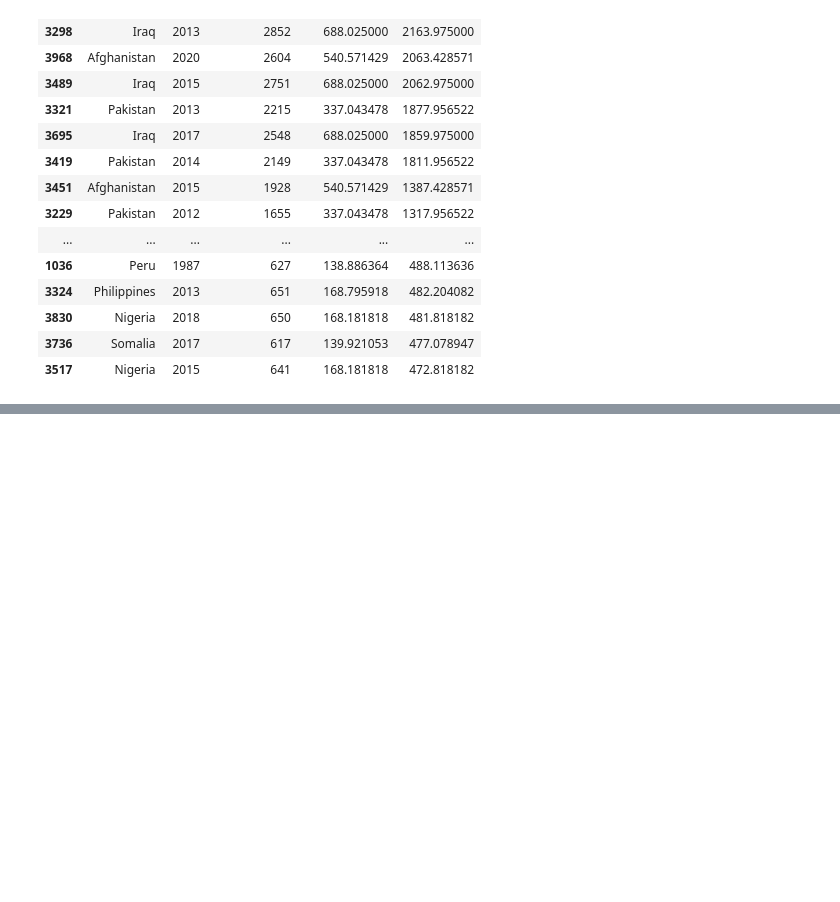
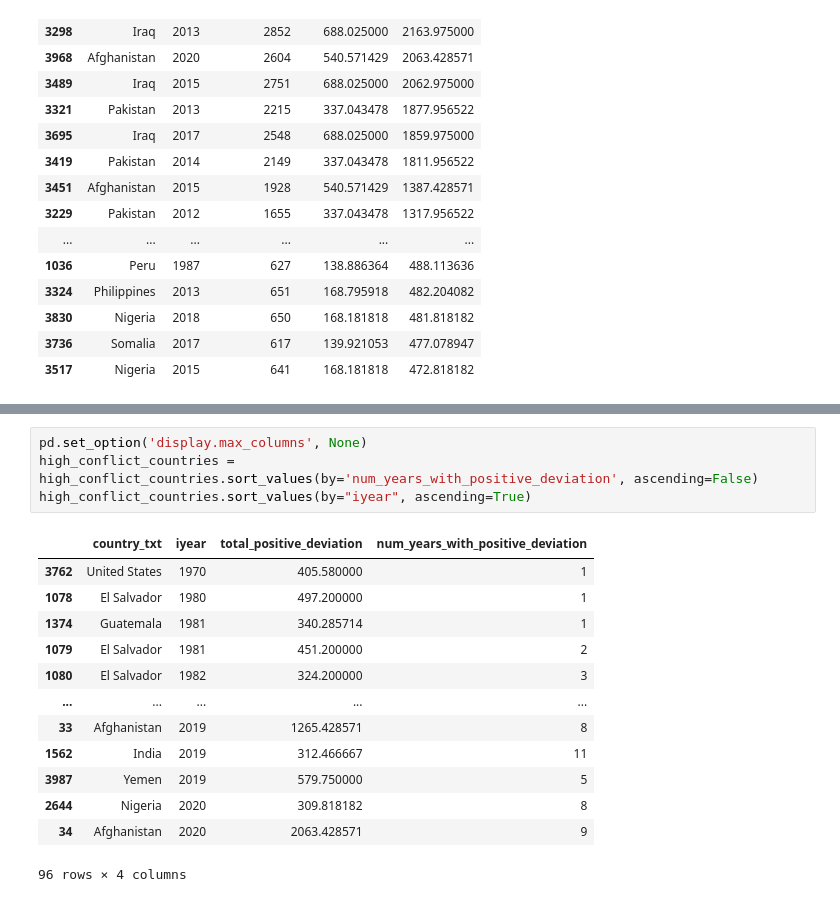
Before and after one commit to ekomlenovic/SecurityDataset, a Jupyter notebook: data_processing/analyses/heatmap.ipynb, the cells around one changed output, grey strips where cells are left out. Cells and saved outputs as stored; diff of their text form; blank space fills up the shorter version.

```diff
--- a/data_processing/analyses/heatmap.ipynb
+++ b/data_processing/analyses/heatmap.ipynb
@@ -191,0 +176,18 @@ india_data = data[data['country_txt'] == 'India']
+# %%
+pd.set_option('display.max_columns', None)
+high_conflict_countries = high_conflict_countries.sort_values(by='num_years_with_positive_deviation', ascending=False)
+high_conflict_countries.sort_values(by="iyear", ascending=True)
+# %% [output]
+|  | country_txt | iyear | total_positive_deviation | num_years_with_positive_deviation |
+| 3762 | United States | 1970 | 405.580000 | 1 |
+| 1078 | El Salvador | 1980 | 497.200000 | 1 |
+| 1374 | Guatemala | 1981 | 340.285714 | 1 |
+| 1079 | El Salvador | 1981 | 451.200000 | 2 |
+| 1080 | El Salvador | 1982 | 324.200000 | 3 |
+| ... | ... | ... | ... | ... |
+| 33 | Afghanistan | 2019 | 1265.428571 | 8 |
+| 1562 | India | 2019 | 312.466667 | 11 |
+| 3987 | Yemen | 2019 | 579.750000 | 5 |
+| 2644 | Nigeria | 2020 | 309.818182 | 8 |
+| 34 | Afghanistan | 2020 | 2063.428571 | 9 |
+96 rows × 4 columns
```
Also changed, not shown: parts of 10 cells of this notebook.
